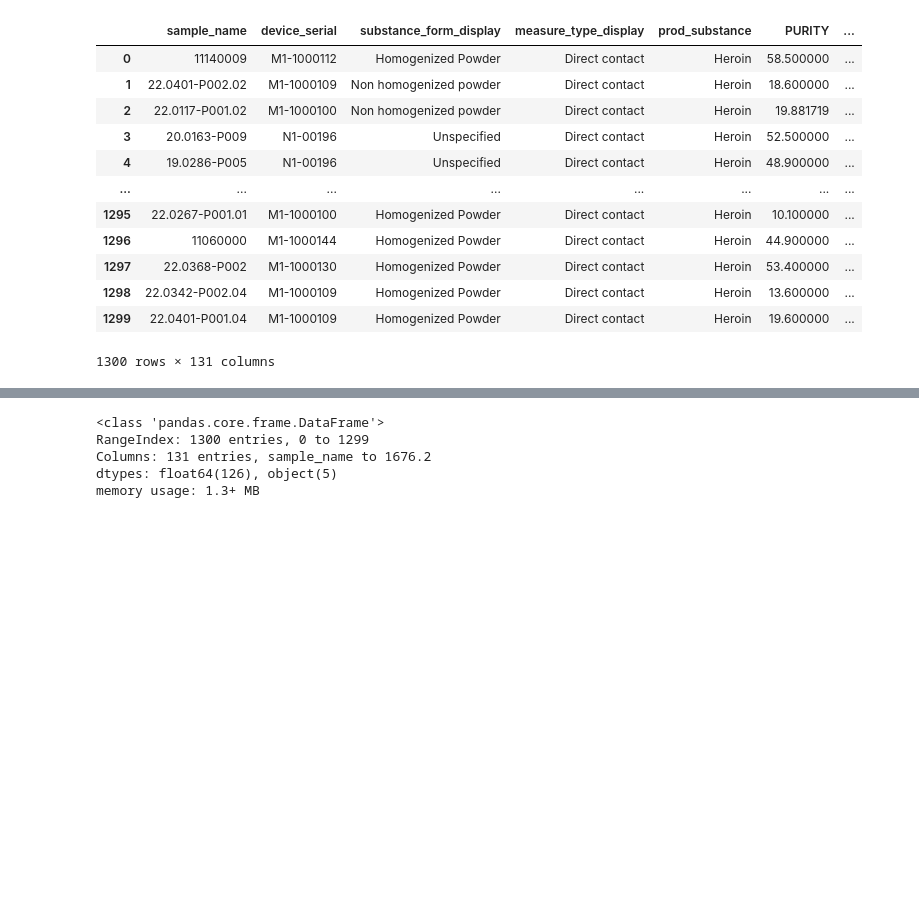
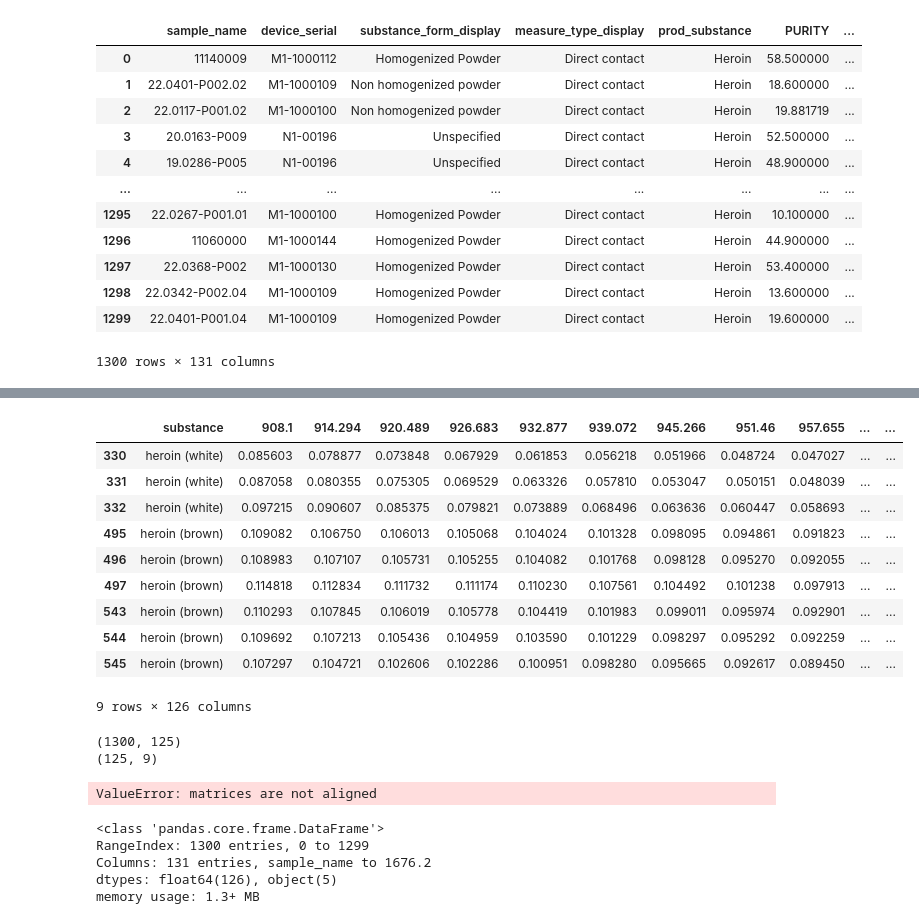
Before and after one commit to eferrer11/ML-project-heroin, a Jupyter notebook: main_exploration.ipynb, the cells around one changed output, grey strips where cells are left out. Drawn from its saved outputs; the diff is of its cells as text; code cells hidden in the pictures; blank space fills up the shorter version.

```diff
--- a/main_exploration.ipynb
+++ b/main_exploration.ipynb
@@ -22,0 +40,15 @@ data
+# %%
+pure_heroin = substances_pure[(substances_pure["substance"] == "heroin (white)") | (substances_pure["substance"] == "heroin (brown)")]
+pure_heroin
+# %% [output]
+|  | substance | 908.1 | 914.294 | 920.489 | 926.683 | 932.877 | 939.072 | 945.266 | 951.46 | 957.655 | ... | ... |
+| 330 | heroin (white) | 0.085603 | 0.078877 | 0.073848 | 0.067929 | 0.061853 | 0.056218 | 0.051966 | 0.048724 | 0.047027 | ... | ... |
+| 331 | heroin (white) | 0.087058 | 0.080355 | 0.075305 | 0.069529 | 0.063326 | 0.057810 | 0.053047 | 0.050151 | 0.048039 | ... | ... |
+| 332 | heroin (white) | 0.097215 | 0.090607 | 0.085375 | 0.079821 | 0.073889 | 0.068496 | 0.063636 | 0.060447 | 0.058693 | ... | ... |
+| 495 | heroin (brown) | 0.109082 | 0.106750 | 0.106013 | 0.105068 | 0.104024 | 0.101328 | 0.098095 | 0.094861 | 0.091823 | ... | ... |
+| 496 | heroin (brown) | 0.108983 | 0.107107 | 0.105731 | 0.105255 | 0.104082 | 0.101768 | 0.098128 | 0.095270 | 0.092055 | ... | ... |
+| 497 | heroin (brown) | 0.114818 | 0.112834 | 0.111732 | 0.111174 | 0.110230 | 0.107561 | 0.104492 | 0.101238 | 0.097913 | ... | ... |
+| 543 | heroin (brown) | 0.110293 | 0.107845 | 0.106019 | 0.105778 | 0.104419 | 0.101983 | 0.099011 | 0.095974 | 0.092901 | ... | ... |
+| 544 | heroin (brown) | 0.109692 | 0.107213 | 0.105436 | 0.104959 | 0.103590 | 0.101229 | 0.098297 | 0.095292 | 0.092259 | ... | ... |
+| 545 | heroin (brown) | 0.107297 | 0.104721 | 0.102606 | 0.102286 | 0.100951 | 0.098280 | 0.095665 | 0.092617 | 0.089450 | ... | ... |
+9 rows × 126 columns
@@ -23,3 +57,13 @@ data
+# %%
+print(data.iloc[:, 6:].shape)
+print(pure_heroin.iloc[:,1:].T.shape)
+#data_new_features = data.iloc[:, 6:].T.dot(pure_heroin.iloc[:,1:])
+data_new_features = data.iloc[:, 6:].reset_index(drop=True) @ pure_heroin.iloc[:,1:].reset_index(drop=True)
+data_new_features
+# %% [output]
+(1300, 125)
+(125, 9)
+ValueError: matrices are not aligned
 # %%
 data.info()
 # %% [output]
```
Also changed, not shown: parts of 4 cells of this notebook, 2 other files.
